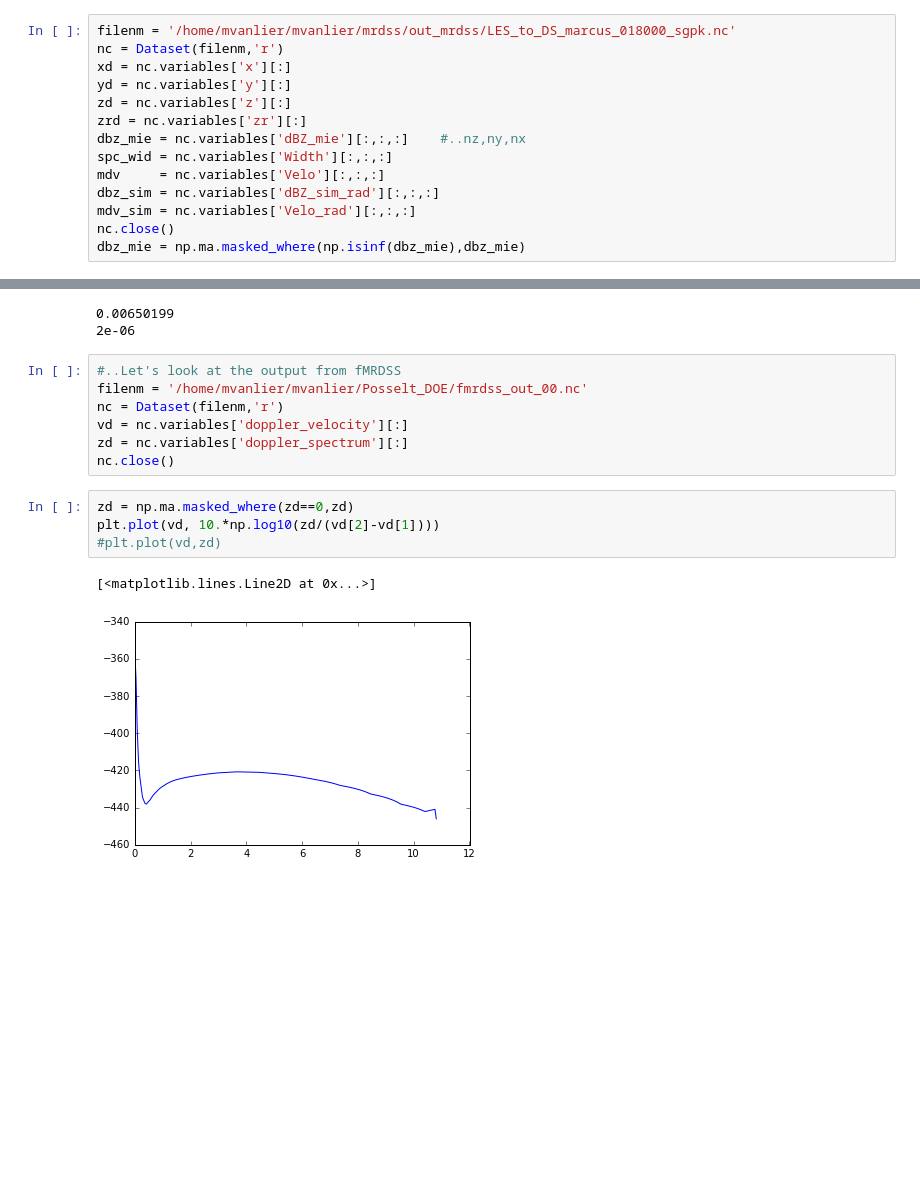
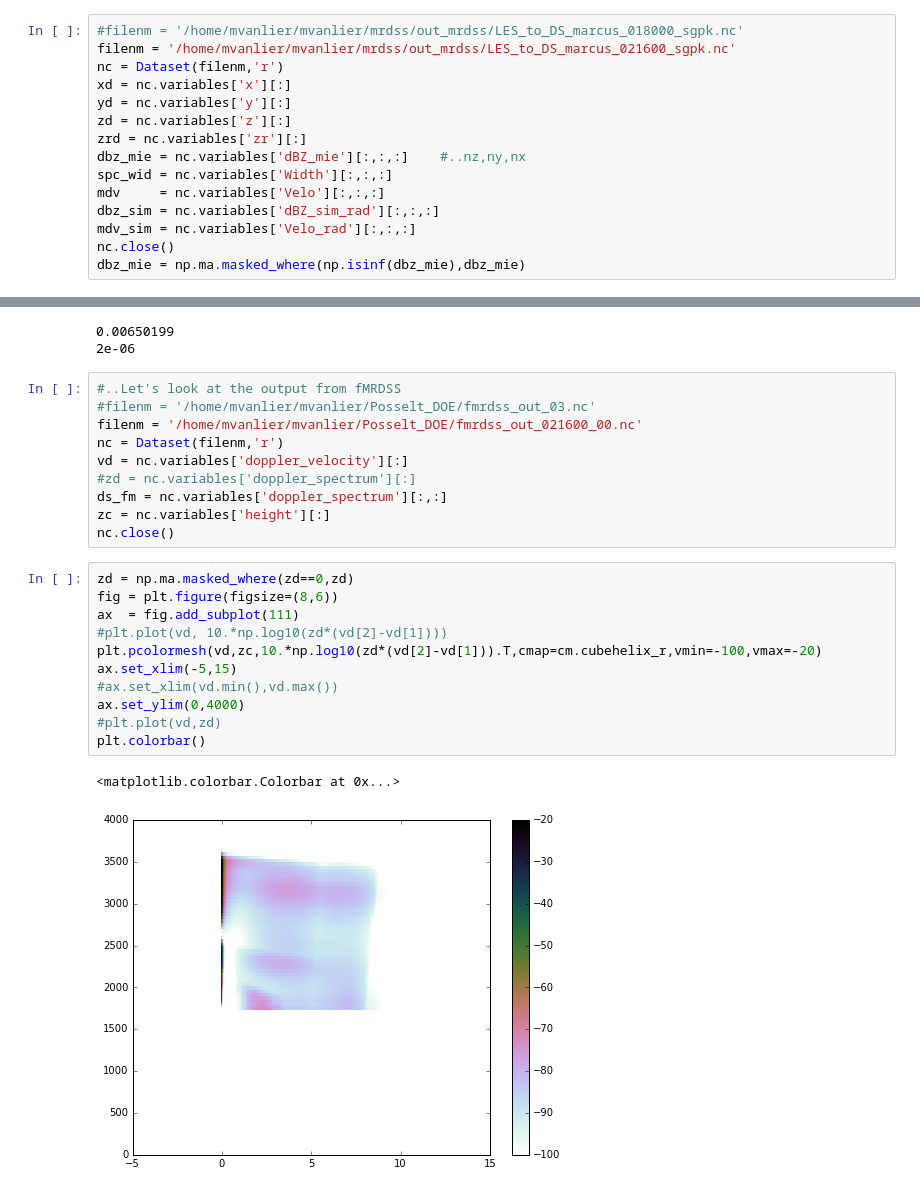
Before and after one commit to mvanlierwalq/IPy_NB_Public, a Jupyter notebook: plot_mrdss_out.ipynb, the cells around one changed output, grey strips where cells are left out. Drawn from its saved outputs; the diff is of its cells as text; blank space fills up the shorter version.

```diff
--- a/plot_mrdss_out.ipynb
+++ b/plot_mrdss_out.ipynb
@@ -33,7 +33,8 @@ import pysal
 from marcus_py_tools import walklevel, make_edge_vec, xy_from_latlon, latlon_from_xy, haversine
 %matplotlib inline
 # %%
-filenm = '/home/mvanlier/mvanlier/mrdss/out_mrdss/LES_to_DS_marcus_018000_sgpk.nc'
+#filenm = '/home/mvanlier/mvanlier/mrdss/out_mrdss/LES_to_DS_marcus_018000_sgpk.nc'
+filenm = '/home/mvanlier/mvanlier/mrdss/out_mrdss/LES_to_DS_marcus_021600_sgpk.nc'
 nc = Dataset(filenm,'r')
 xd = nc.variables['x'][:]
 yd = nc.variables['y'][:]
@@ -221,15 +231,25 @@ print D.min()
 2e-06
 # %%
 #..Let's look at the output from fMRDSS
-filenm = '/home/mvanlier/mvanlier/Posselt_DOE/fmrdss_out_00.nc'
+#filenm = '/home/mvanlier/mvanlier/Posselt_DOE/fmrdss_out_03.nc'
+filenm = '/home/mvanlier/mvanlier/Posselt_DOE/fmrdss_out_021600_00.nc'
 nc = Dataset(filenm,'r')
 vd = nc.variables['doppler_velocity'][:]
-zd = nc.variables['doppler_spectrum'][:]
+#zd = nc.variables['doppler_spectrum'][:]
+ds_fm = nc.variables['doppler_spectrum'][:,:]
+zc = nc.variables['height'][:]
 nc.close()
 # %%
 zd = np.ma.masked_where(zd==0,zd)
-plt.plot(vd, 10.*np.log10(zd/(vd[2]-vd[1])))
+fig = plt.figure(figsize=(8,6))
+ax  = fig.add_subplot(111)
+#plt.plot(vd, 10.*np.log10(zd*(vd[2]-vd[1])))
+plt.pcolormesh(vd,zc,10.*np.log10(zd*(vd[2]-vd[1])).T,cmap=cm.cubehelix_r,vmin=-100,vmax=-20)
+ax.set_xlim(-5,15)
+#ax.set_xlim(vd.min(),vd.max())
+ax.set_ylim(0,4000)
 #plt.plot(vd,zd)
+plt.colorbar()
 # %% [output]
-[<matplotlib.lines.Line2D at 0x...>]
+<matplotlib.colorbar.Colorbar at 0x...>
-[figure, old version]
+[figure, new version]
```
Also changed, not shown: parts of 19 cells of this notebook.
